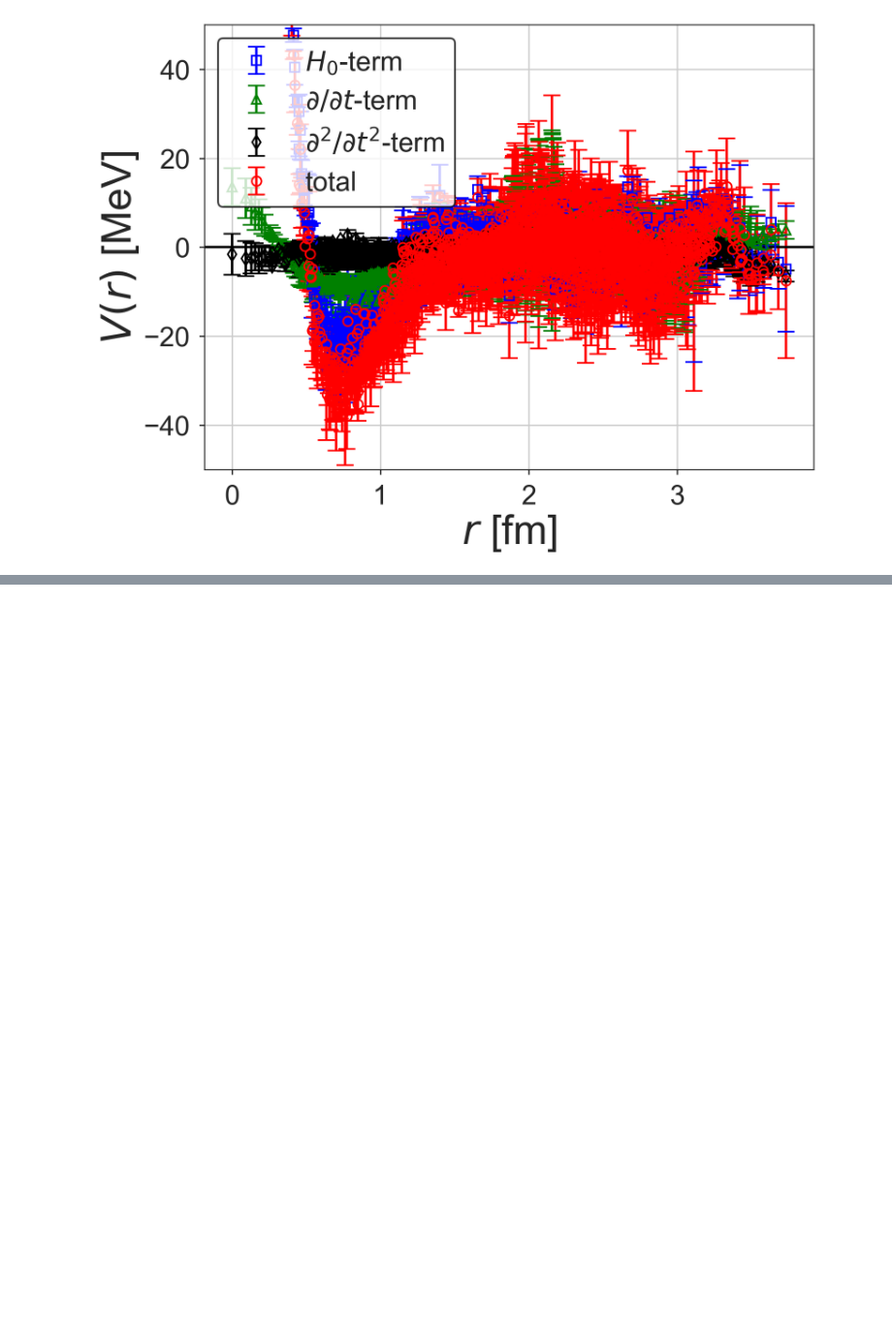
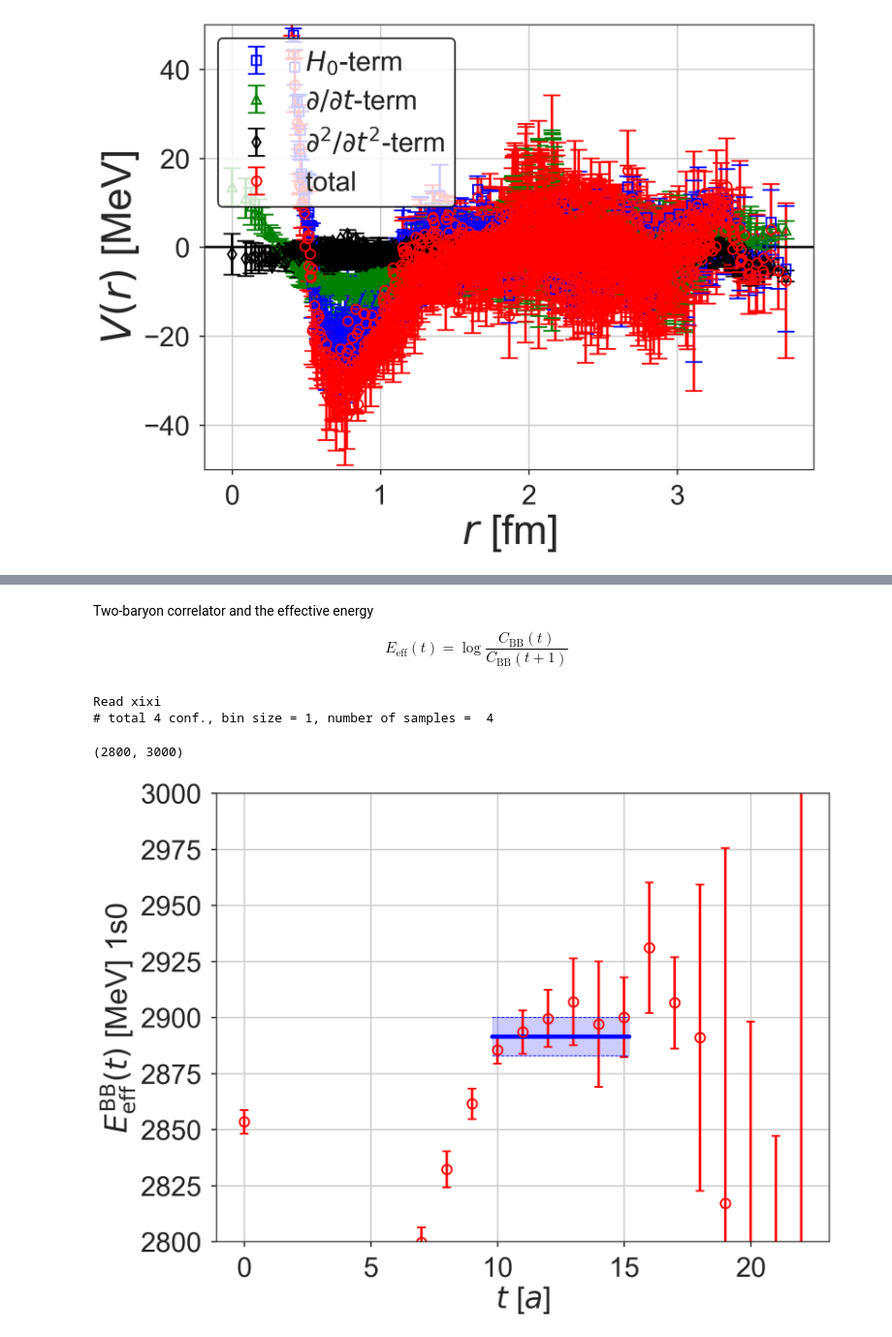
Before and after one commit to tkmiriya/hal_pot_code, a Jupyter notebook: notes/Test code HAL potential and effective masses.ipynb, the cells around one changed output, grey strips where cells are left out. Shown at 97% size. Saved outputs shown, nothing was run; the diff lists cells and outputs as text; code cells hidden in the pictures; blank space fills up the shorter version.

```diff
--- a/notes/HAL+potential+code.ipynb
+++ b/notes/Test code HAL potential and effective masses.ipynb
@@ -122,0 +149,18 @@ leg.get_frame().set_linewidth(2.0)
+# %% [markdown]
+Two-baryon correlator and the effective energy
+\begin{equation}
+E_\mathrm{eff}(t) = \log \frac{C_\mathrm{BB}(t)}{C_\mathrm{BB}(t+1)}
+\end{equation}
+# %%
+# BB two baryon correlator
+cbb = Corr_2pt_2Baryons('xixi', bin_size=1, result_dir='../data/sample_data/', lat_unit=lat_unit)
+# %% [output]
+Read xixi
+# total 4 conf., bin size = 1, number of samples =  4
+# %%
+fig, ax = plt.subplots()
+cbb.fit_Eeff(ax=ax)
+ax.set_ylim(2800, 3000)
+# %% [output]
+(2800, 3000)
+[figure, added]
```
Also changed, not shown: parts of 17 cells of this notebook, 9 other files.
